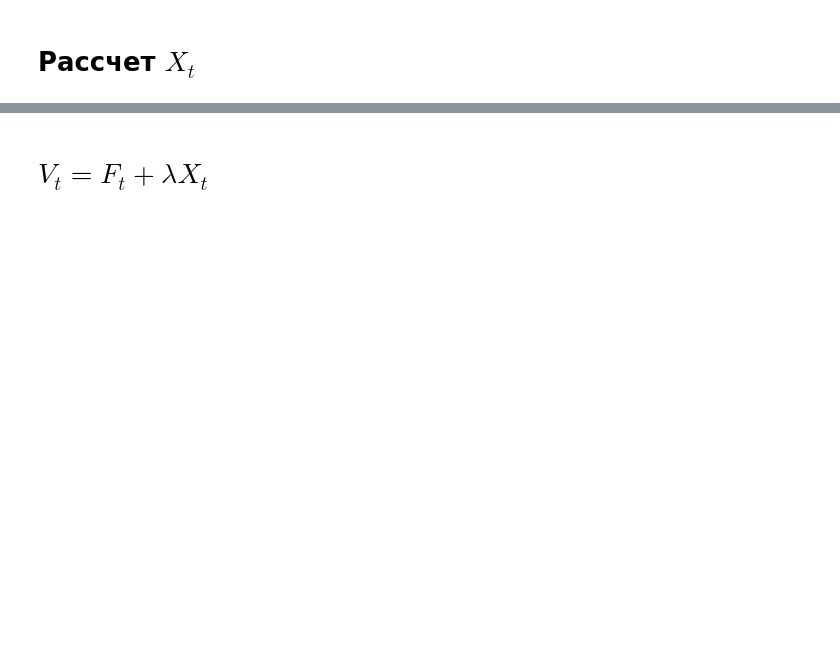
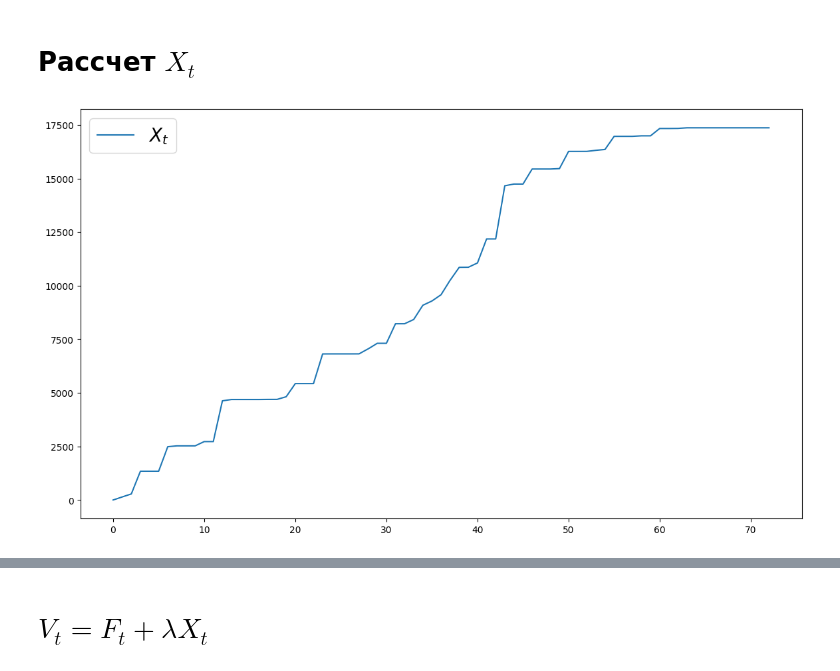
Before and after one commit to DefaultMaxim/orderBook, a Jupyter notebook: example.ipynb, the cells around one changed output, grey strips where cells are left out. Saved outputs shown, nothing was run; the diff lists cells and outputs as text; code cells hidden in the pictures; blank space fills up the shorter version.

```diff
--- a/example.ipynb
+++ b/example.ipynb
@@ -205,18 +509,63 @@ trades_history = [(t_grid[t_idx], x_val) for (t_idx, x_val) in trades_list]
 # %% [markdown]
 # Рассчет $X_t$
-# %%
-# Для каждого времени t_grid[i], найдём сумму всех сделок, произошедших до этого момента.
-X_t = np.zeros(N+1)
-
-trades_history.sort(key=lambda x: x[0])
-
-for i in tqdm(range(1, N+1)):
-    cum_sum = 0.0
-    current_time = t_grid[i]
-
-    for (tau, x_val) in trades_history:
-        if tau <= current_time:
-            cum_sum += x_val
-        else:
-            break
-    X_t[i] = cum_sum
+# %%
+import numpy as np
+from numba import njit, prange
+
+@njit(parallel=True)
+def simulate_X_t(n_sim, t_grid, trades_history):
+    """
+    Для каждого симуляционного запуска и для каждого момента времени из t_grid
+    вычисляет кумулятивную сумму сделок (сумма x_val для сделок с tau <= t).
+
+    Parameters:
+      n_sim : int
+          Число симуляций.
+      t_grid : 1D numpy array (np.float64)
+          Моменты времени, для которых считается кумулятивная сумма.
+      trades_history : 2D numpy array (np.float64) с формой (n_trades, 2)
+          История сделок, где trades_history[:, 0] – tau, а trades_history[:, 1] – x_val.
+
+    Returns:
+      X_res : 2D numpy array (n_sim, len(t_grid))
+          Для каждой симуляции массив кумулятивных сумм.
+    """
+    n_time = t_grid.shape[0]
+    n_trades = trades_history.shape[0]
+    X_res = np.empty((n_sim, n_time), dtype=np.float64)
+
+    # Для каждой симуляции
+    for sim in prange(n_sim):
+        # Массив для хранения кумулятивных сумм для текущей симуляции
+        X_local = np.empty(n_time, dtype=np.float64)
+        # Обычно в начальный момент (t_grid[0]) кумулятивная сумма равна 0
+        X_local[0] = 0.0
+        # Для каждого момента времени, начиная с 1 (так как для 0 уже задано)
+        for i in range(1, n_time):
+            cum_sum = 0.0
+            current_time = t_grid[i]
+            # Проходим по истории сделок
+            for j in range(n_trades):
+                tau = trades_history[j, 0]
+                if tau <= current_time:
+                    cum_sum += trades_history[j, 1]
+                else:
+                    break  # trades_history отсортирован по времени tau
+            X_local[i] = cum_sum
+        X_res[sim, :] = X_local
+    return X_res
+
+t_grid = np.asarray(t_grid, dtype=np.float64)
+trades_history = np.asarray(trades_history, dtype=np.float64)
+n_sim = int(n_sim)
+
+# Вычисляем результаты симуляций
+X_res = simulate_X_t(n_sim, t_grid, trades_history)
+# Усредняем по симуляциям, чтобы получить итоговый X_t
+X_t = np.mean(X_res, axis=0)
+
+plt.plot(X_t, label='$X_t$')
+plt.legend(prop={'size': 20})
+plt.show()
+# %% [output]
+[figure, added]
```
Also changed, not shown: parts of 23 cells of this notebook, 6 other files.
